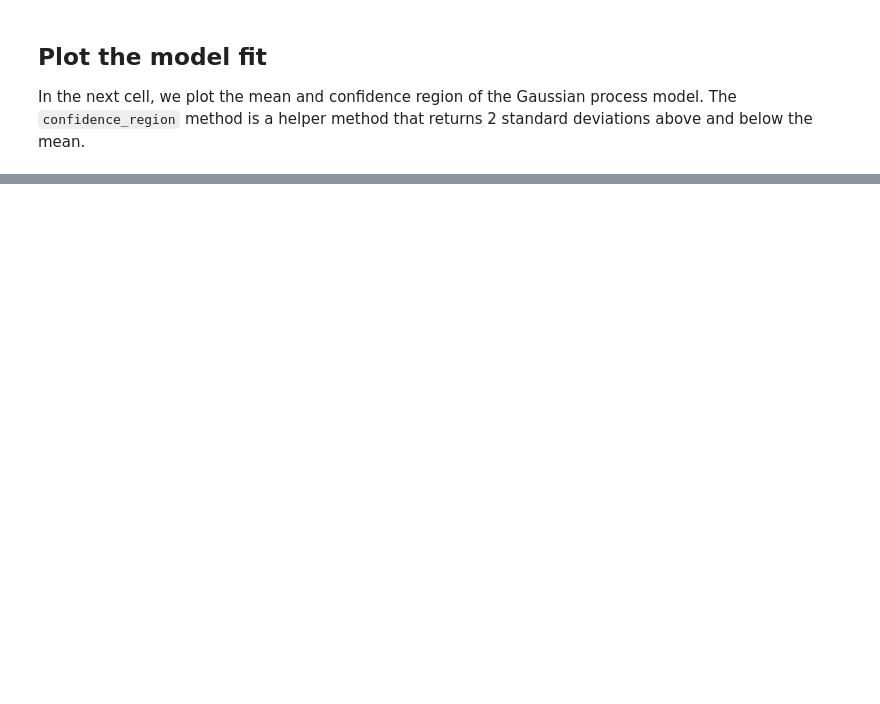
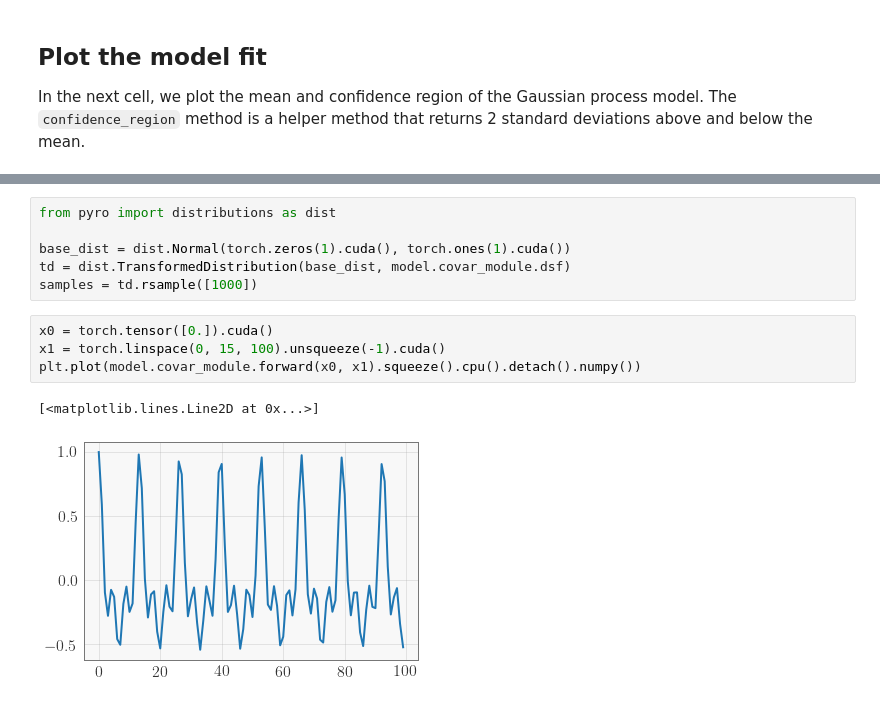
Before and after one commit to cornellius-gp/gpytorch, a Jupyter notebook: examples/01_Exact_GPs/Simple_GP_Regression.ipynb, the cells around one changed output, grey strips where cells are left out. Saved outputs shown, nothing was run; the diff lists cells and outputs as text; blank space fills up the shorter version.

```diff
--- a/examples/01_Exact_GPs/Simple_GP_Regression.ipynb
+++ b/examples/01_Exact_GPs/Simple_GP_Regression.ipynb
@@ -208,0 +217,13 @@ with torch.no_grad():
+# %%
+from pyro import distributions as dist
+
+base_dist = dist.Normal(torch.zeros(1).cuda(), torch.ones(1).cuda())
+td = dist.TransformedDistribution(base_dist, model.covar_module.dsf)
+samples = td.rsample([1000])
+# %%
+x0 = torch.tensor([0.]).cuda()
+x1 = torch.linspace(0, 15, 100).unsqueeze(-1).cuda()
+plt.plot(model.covar_module.forward(x0, x1).squeeze().cpu().detach().numpy())
+# %% [output]
+[<matplotlib.lines.Line2D at 0x...>]
+[figure, added]
```
Also changed, not shown: parts of 7 cells of this notebook, 7 other files.
